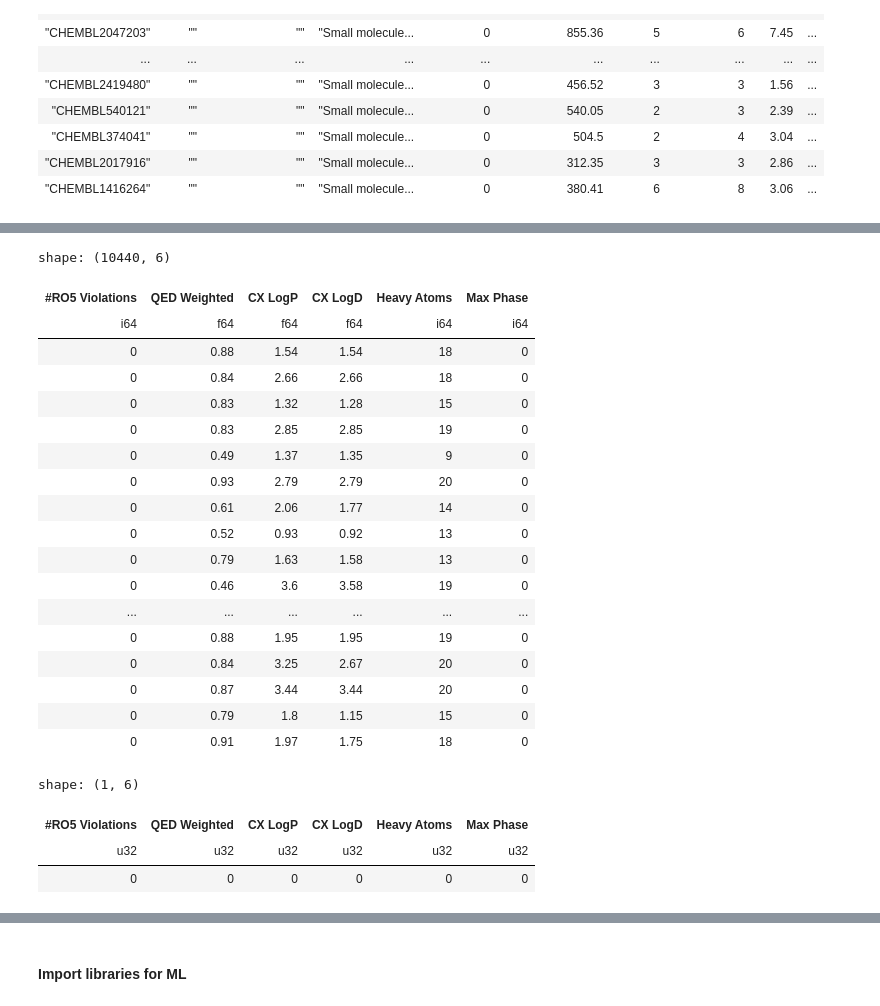
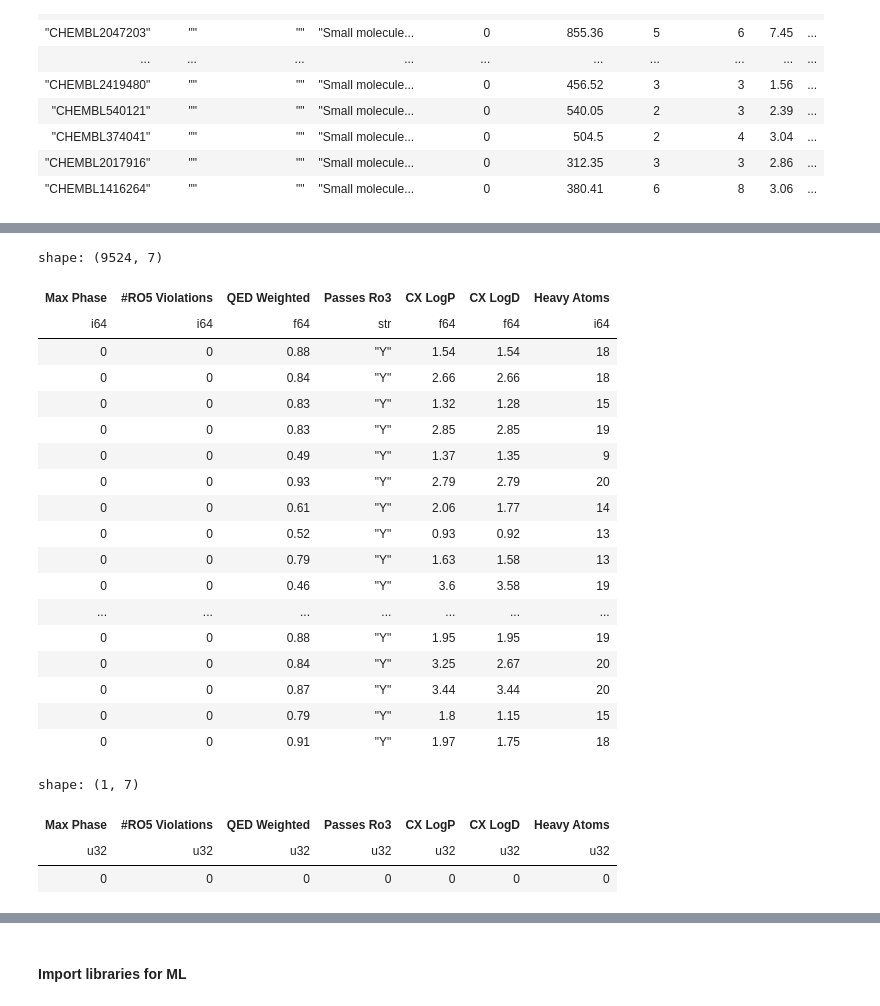
Before and after one commit to jhylin/Rust_projects, a Jupyter notebook: Rust_pl_chembl_cpds.ipynb, the cells around one changed output, grey strips where cells are left out. Saved outputs shown, nothing was run; the diff lists cells and outputs as text; code cells hidden in the pictures.

```diff
--- a/Rust_pl_chembl_cpds.ipynb
+++ b/Rust_pl_chembl_cpds.ipynb
@@ -315,17 +321,14 @@ shape: (736570, 32)
 # %%
-# Narrow down df_dn dataset to only small molecules with passes Ro3 = yes
-# and also limit to small molecules with max phase of 0 and 4 (for confusion matrix)
-# with selected columns (parameters) needed for now
 df_f = df_dn.filter(
     (pl.col("Type") == "Small molecule") &
     (pl.col("Passes Ro3") == "Y") &
-    (pl.col("Max Phase") == 0) |
-    (pl.col("Max Phase") == 4)
+    ((pl.col("Max Phase") == 0) | (pl.col("Max Phase") == 4))
 ).select(["ChEMBL ID",
           "Type",
           "Max Phase",
           "#RO5 Violations",
           "QED Weighted",
+          "Passes Ro3",
           "CX LogP",
           "CX LogD",
           "Heavy Atoms"]
@@ -371,29 +374,32 @@ shape: (1, 2)
 # %%
-df_ml = df_f.select(["#RO5 Violations",
+# Final version of dataset before entering ML phase
+# Leave out ChEMBL ID and Type
+df_ml = df_f.select(["Max Phase",
+                     "#RO5 Violations",
                      "QED Weighted",
+                     "Passes Ro3",
                      "CX LogP",
                      "CX LogD",
-                     "Heavy Atoms",
-                     "Max Phase"]
+                     "Heavy Atoms"]
                    )
 df_ml
 # %% [output]
-shape: (10440, 6)
+shape: (9524, 7)
-| #RO5 Violations | QED Weighted | CX LogP | CX LogD | Heavy Atoms | Max Phase |
-| i64 | f64 | f64 | f64 | i64 | i64 |
-| 0 | 0.88 | 1.54 | 1.54 | 18 | 0 |
-| 0 | 0.84 | 2.66 | 2.66 | 18 | 0 |
-| 0 | 0.83 | 1.32 | 1.28 | 15 | 0 |
-| 0 | 0.83 | 2.85 | 2.85 | 19 | 0 |
-| 0 | 0.49 | 1.37 | 1.35 | 9 | 0 |
-| 0 | 0.93 | 2.79 | 2.79 | 20 | 0 |
-| 0 | 0.61 | 2.06 | 1.77 | 14 | 0 |
-| 0 | 0.52 | 0.93 | 0.92 | 13 | 0 |
-| 0 | 0.79 | 1.63 | 1.58 | 13 | 0 |
-| 0 | 0.46 | 3.6 | 3.58 | 19 | 0 |
-| ... | ... | ... | ... | ... | ... |
-| 0 | 0.88 | 1.95 | 1.95 | 19 | 0 |
-| 0 | 0.84 | 3.25 | 2.67 | 20 | 0 |
-| 0 | 0.87 | 3.44 | 3.44 | 20 | 0 |
-| 0 | 0.79 | 1.8 | 1.15 | 15 | 0 |
-| 0 | 0.91 | 1.97 | 1.75 | 18 | 0 |
+| Max Phase | #RO5 Violations | QED Weighted | Passes Ro3 | CX LogP | CX LogD | Heavy Atoms |
+| i64 | i64 | f64 | str | f64 | f64 | i64 |
+| 0 | 0 | 0.88 | "Y" | 1.54 | 1.54 | 18 |
+| 0 | 0 | 0.84 | "Y" | 2.66 | 2.66 | 18 |
+| 0 | 0 | 0.83 | "Y" | 1.32 | 1.28 | 15 |
+| 0 | 0 | 0.83 | "Y" | 2.85 | 2.85 | 19 |
+| 0 | 0 | 0.49 | "Y" | 1.37 | 1.35 | 9 |
+| 0 | 0 | 0.93 | "Y" | 2.79 | 2.79 | 20 |
+| 0 | 0 | 0.61 | "Y" | 2.06 | 1.77 | 14 |
+| 0 | 0 | 0.52 | "Y" | 0.93 | 0.92 | 13 |
+| 0 | 0 | 0.79 | "Y" | 1.63 | 1.58 | 13 |
+| 0 | 0 | 0.46 | "Y" | 3.6 | 3.58 | 19 |
+| ... | ... | ... | ... | ... | ... | ... |
+| 0 | 0 | 0.88 | "Y" | 1.95 | 1.95 | 19 |
+| 0 | 0 | 0.84 | "Y" | 3.25 | 2.67 | 20 |
+| 0 | 0 | 0.87 | "Y" | 3.44 | 3.44 | 20 |
+| 0 | 0 | 0.79 | "Y" | 1.8 | 1.15 | 15 |
+| 0 | 0 | 0.91 | "Y" | 1.97 | 1.75 | 18 |
@@ -403,7 +406,7 @@ shape: (10440, 6)
 # %%
 df_ml.null_count()
 # %% [output]
-shape: (1, 6)
+shape: (1, 7)
-| #RO5 Violations | QED Weighted | CX LogP | CX LogD | Heavy Atoms | Max Phase |
-| u32 | u32 | u32 | u32 | u32 | u32 |
-| 0 | 0 | 0 | 0 | 0 | 0 |
+| Max Phase | #RO5 Violations | QED Weighted | Passes Ro3 | CX LogP | CX LogD | Heavy Atoms |
+| u32 | u32 | u32 | u32 | u32 | u32 | u32 |
+| 0 | 0 | 0 | 0 | 0 | 0 | 0 |
```
Also changed, not shown: parts of 29 cells of this notebook.
